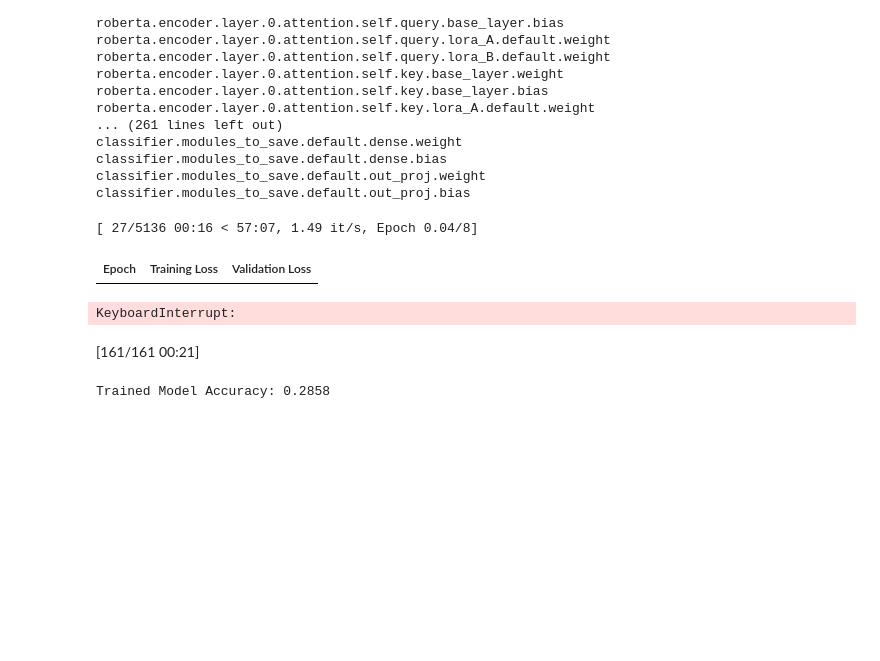
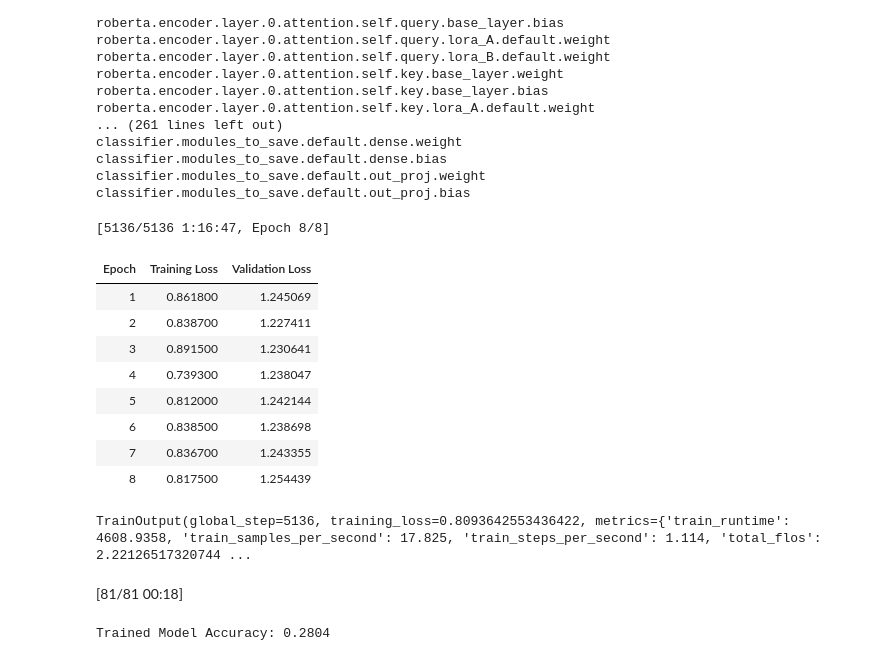
Before and after one commit to Delta17920/fake-news-detection-peft, a Jupyter notebook: 1-data-prep.ipynb, the cells around one changed output. Cells and saved outputs as stored; diff of their text form; code cells hidden in the pictures; blank space fills up the shorter version.

```diff
--- a/1-data-prep.ipynb
+++ b/1-data-prep.ipynb
@@ -193,7 +193,7 @@ training_args = TrainingArguments(
     output_dir="./results",
     eval_strategy="epoch",
     save_strategy="epoch",
-    learning_rate=2e-4,
+    learning_rate=1e-5,
     per_device_train_batch_size=16,
     per_device_eval_batch_size=16,
     num_train_epochs=8,
@@ -201,35 +201,43 @@ training_args = TrainingArguments(
     logging_dir="./logs",
     logging_steps=10,
     push_to_hub=False,
     label_names=["labels"],
     optim="adamw_torch",
     lr_scheduler_type="cosine"
 )
 
 num_training_steps = len(train_dataloader) * training_args.num_train_epochs
 
 lr_scheduler = get_scheduler(
     name="cosine",
     optimizer=AdamW(peft_model.parameters(), lr=training_args.learning_rate),
     num_warmup_steps=int(0.1 * num_training_steps),
     num_training_steps=num_training_steps,
 )
 
 trainer = CustomTrainer(
     model=peft_model,
     args=training_args,
     train_dataset=tokenized_dataset["train"],
     eval_dataset=tokenized_dataset["validation"],
     optimizers=(AdamW(peft_model.parameters(), lr=training_args.learning_rate), lr_scheduler),
 )
 
 
 
 trainer.train()
 # %% [output]
-[ 27/5136 00:16 < 57:07, 1.49 it/s, Epoch 0.04/8]
+[5136/5136 1:16:47, Epoch 8/8]
 | Epoch | Training Loss | Validation Loss |
+| 1 | 0.861800 | 1.245069 |
+| 2 | 0.838700 | 1.227411 |
+| 3 | 0.891500 | 1.230641 |
+| 4 | 0.739300 | 1.238047 |
+| 5 | 0.812000 | 1.242144 |
+| 6 | 0.838500 | 1.238698 |
+| 7 | 0.836700 | 1.243355 |
+| 8 | 0.817500 | 1.254439 |
-KeyboardInterrupt:
+TrainOutput(global_step=5136, training_loss=0.8093642553436422, metrics={'train_runtime': 4608.9358, 'train_samples_per_second': 17.825, 'train_steps_per_second': 1.114, 'total_flos': 2.22126517320744 ...
 # %%
 
 accuracy_metric = evaluate.load("accuracy")
@@ -253,5 +261,5 @@ eval_results = trainer.evaluate()
 accuracy = eval_results["eval_accuracy"]
 print(f"Trained Model Accuracy: {accuracy:.4f}")
 # %% [output]
-[161/161 00:21]
+[81/81 00:18]
-Trained Model Accuracy: 0.2858
+Trained Model Accuracy: 0.2804
```
